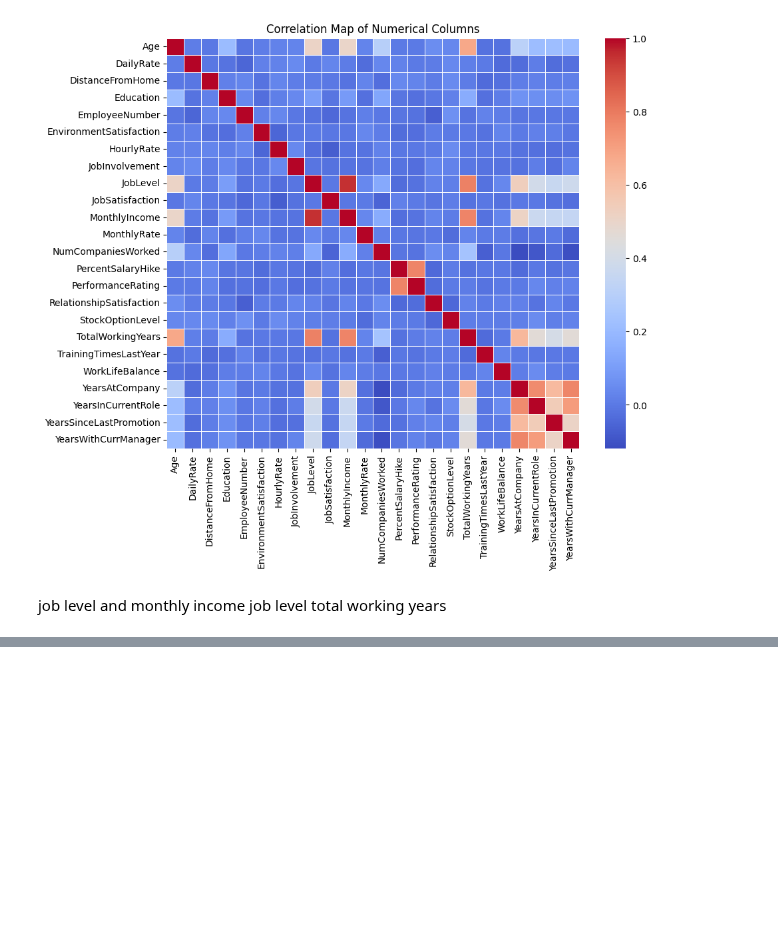
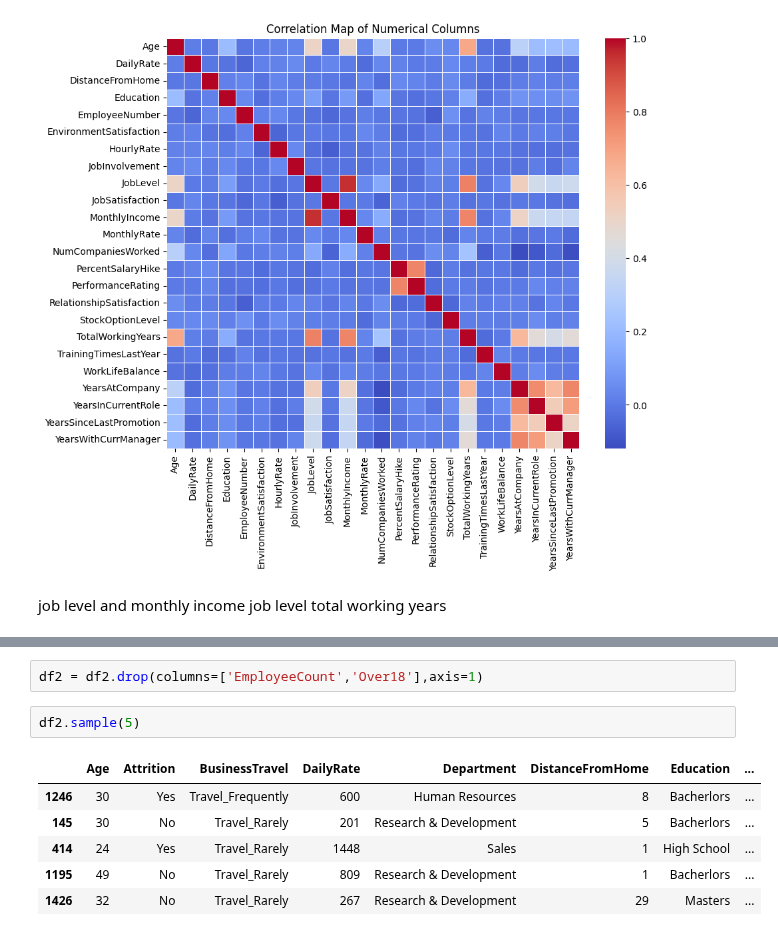
Before and after one commit to JOCRZ/Meriskill-Internship, a Jupyter notebook: Projects/Project3/M1Project3.ipynb, the cells around one changed output, grey strips where cells are left out. Cells and saved outputs as stored; diff of their text form; blank space fills up the shorter version.

Commit message:
from home

```diff
--- a/Projects/Project3/M1Project3.ipynb
+++ b/Projects/Project3/M1Project3.ipynb
@@ -199,0 +266,11 @@ job level total working years
+# %%
+df2 = df2.drop(columns=['EmployeeCount','Over18'],axis=1)
+# %%
+df2.sample(5)
+# %% [output]
+|  | Age | Attrition | BusinessTravel | DailyRate | Department | DistanceFromHome | Education | ... |
+| 1246 | 30 | Yes | Travel_Frequently | 600 | Human Resources | 8 | Bacherlors | ... |
+| 145 | 30 | No | Travel_Rarely | 201 | Research & Development | 5 | Bacherlors | ... |
+| 414 | 24 | Yes | Travel_Rarely | 1448 | Sales | 1 | High School | ... |
+| 1195 | 49 | No | Travel_Rarely | 809 | Research & Development | 1 | Bacherlors | ... |
+| 1426 | 32 | No | Travel_Rarely | 267 | Research & Development | 29 | Masters | ... |
```
Also changed, not shown: parts of 12 cells of this notebook.
